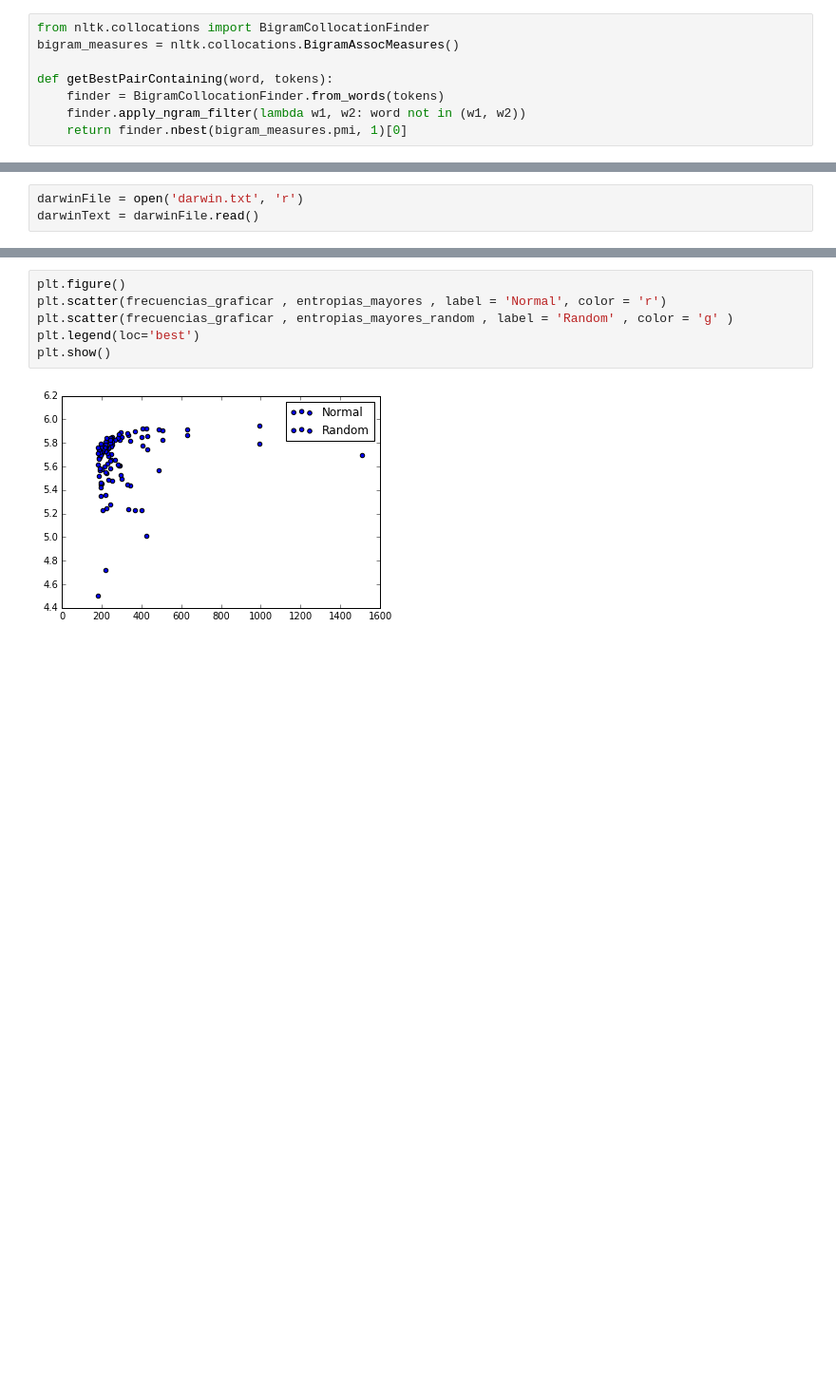
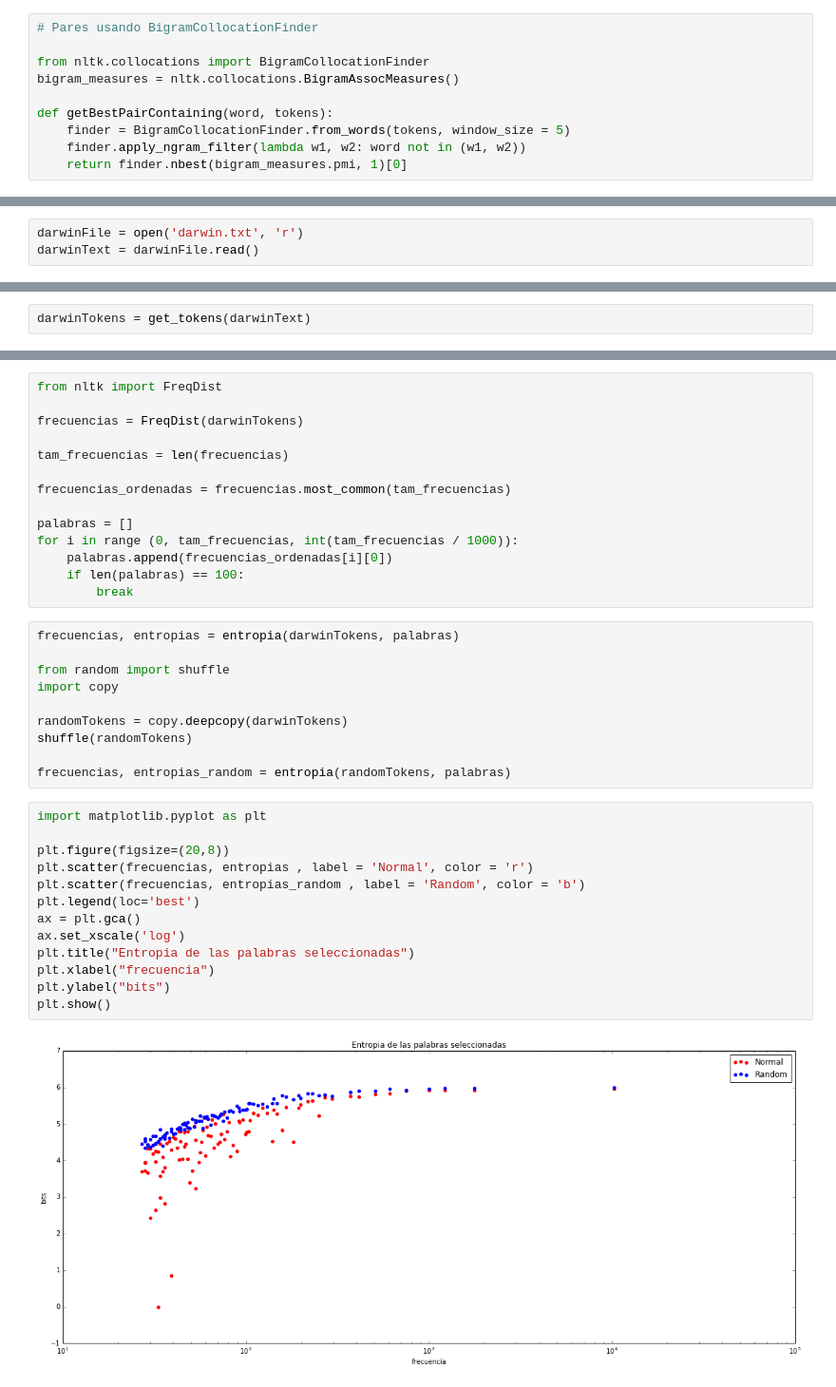
Before and after one commit to axelmaddonni/cienciadatos, a Jupyter notebook: tp6/InformeTP6.ipynb, the cells around one changed output, grey strips where cells are left out. Shown at 95% size. Cells and saved outputs as stored; diff of their text form; blank space fills up the shorter version.

```diff
--- a/tp6/InformeTP6.ipynb
+++ b/tp6/InformeTP6.ipynb
@@ -239,8 +307,10 @@ NameError: name 'sorted_vocabulary' is not defined
 # %%
+# Pares usando BigramCollocationFinder
+
 from nltk.collocations import BigramCollocationFinder
 bigram_measures = nltk.collocations.BigramAssocMeasures()
 
 def getBestPairContaining(word, tokens):
-    finder = BigramCollocationFinder.from_words(tokens)
+    finder = BigramCollocationFinder.from_words(tokens, window_size = 5)
     finder.apply_ngram_filter(lambda w1, w2: word not in (w1, w2))
     return finder.nbest(bigram_measures.pmi, 1)[0]
@@ -370,0 +462,2 @@ darwinTokens = tokenizer.tokenize(darwinTextNoPunctuation)
+# %%
+darwinTokens = get_tokens(darwinText)
@@ -449,8 +575,39 @@ import matplotlib.pyplot as plt
+# %%
+from nltk import FreqDist
+
+frecuencias = FreqDist(darwinTokens)
+
+tam_frecuencias = len(frecuencias)
+
+frecuencias_ordenadas = frecuencias.most_common(tam_frecuencias)
+
+palabras = []
+for i in range (0, tam_frecuencias, int(tam_frecuencias / 1000)):
+    palabras.append(frecuencias_ordenadas[i][0])
+    if len(palabras) == 100:
+        break
+# %%
+frecuencias, entropias = entropia(darwinTokens, palabras)
+
+from random import shuffle
+import copy
+
+randomTokens = copy.deepcopy(darwinTokens)
+shuffle(randomTokens)
+
+frecuencias, entropias_random = entropia(randomTokens, palabras)
 # %%
-plt.figure()
-plt.scatter(frecuencias_graficar , entropias_mayores , label = 'Normal', color = 'r')
-plt.scatter(frecuencias_graficar , entropias_mayores_random , label = 'Random' , color = 'g' )
+import matplotlib.pyplot as plt
+
+plt.figure(figsize=(20,8))
+plt.scatter(frecuencias, entropias , label = 'Normal', color = 'r')
+plt.scatter(frecuencias, entropias_random , label = 'Random', color = 'b')
 plt.legend(loc='best')
+ax = plt.gca()
+ax.set_xscale('log')
+plt.title("Entropia de las palabras seleccionadas")
+plt.xlabel("frecuencia")
+plt.ylabel("bits")
 plt.show()
 # %% [output]
-[figure, old version]
+[figure, new version]
```
Also changed, not shown: parts of 46 cells of this notebook.
